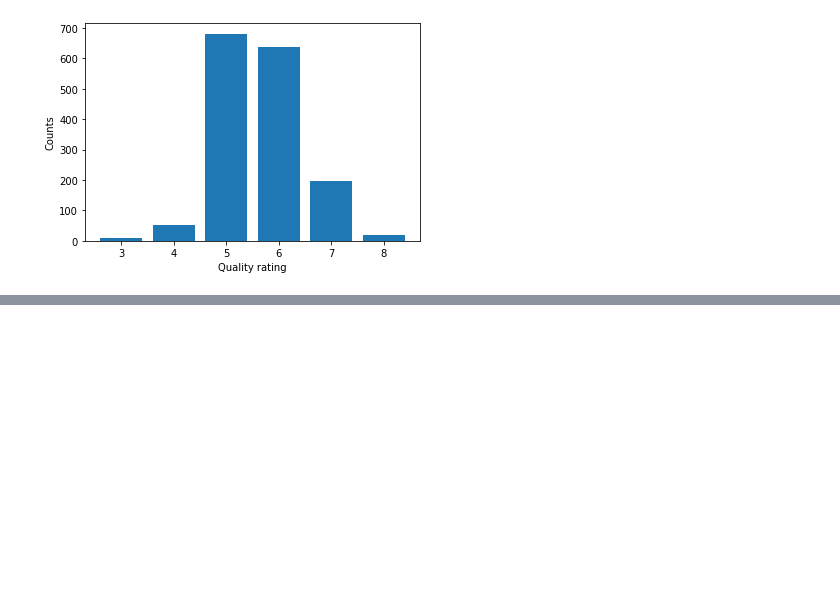
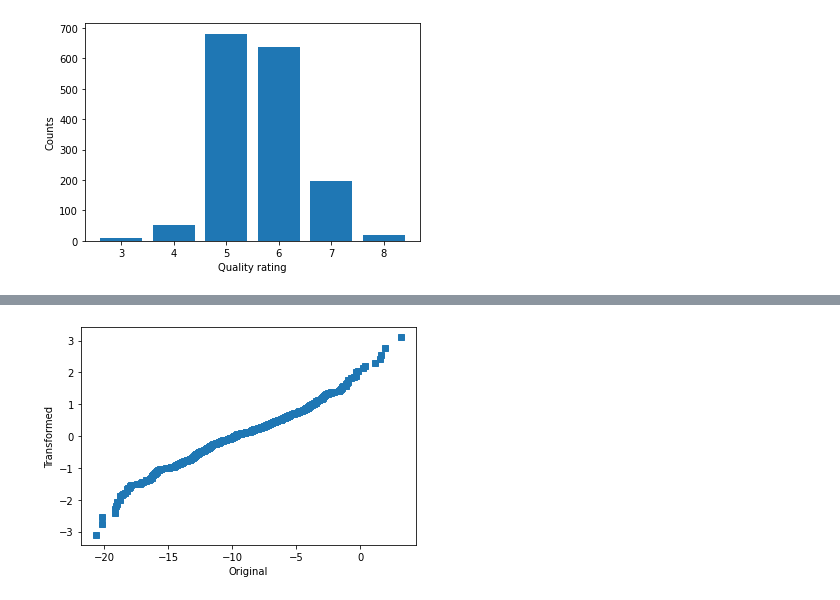
Before and after one commit to dantebarross/scientific-projects-with-python, a Jupyter notebook: Analysing_wine_quality_Statistically.ipynb, the cells around one changed output, grey strips where cells are left out. Saved outputs shown, nothing was run; the diff lists cells and outputs as text; code cells hidden in the pictures; blank space fills up the shorter version.

```diff
--- a/Analysing_wine_quality_Statistically.ipynb
+++ b/Analysing_wine_quality_Statistically.ipynb
@@ -151,0 +463,7 @@ TypeError: ignored
+# %%
+plt.plot(x, y_normalized, 's')
+plt.xlabel('Original')
+plt.ylabel('Transformed')
+plt.show()
+# %% [output]
+[figure, added]
```
Also changed, not shown: parts of 26 cells of this notebook.
